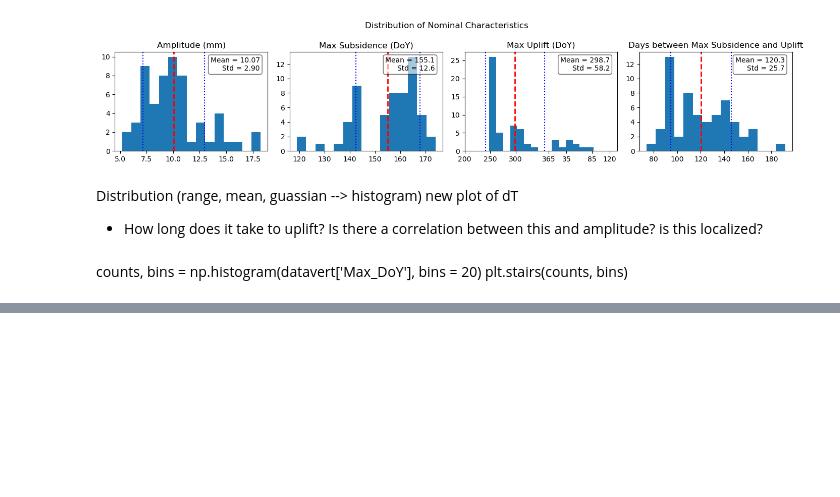
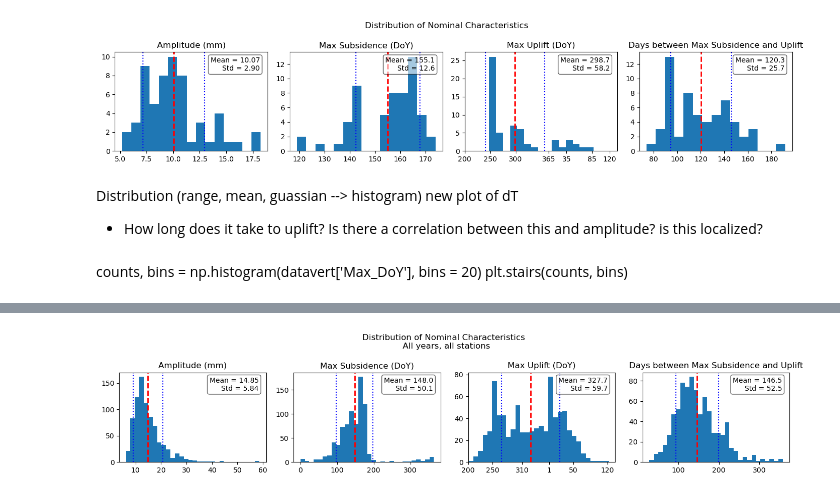
Before and after one commit to diegorvar/signal-processing-enu, a Jupyter notebook: FinalizedCode.ipynb, the cells around one changed output, grey strips where cells are left out. Saved outputs shown, nothing was run; the diff lists cells and outputs as text; code cells hidden in the pictures; blank space fills up the shorter version.

```diff
--- a/FinalizedCode.ipynb
+++ b/FinalizedCode.ipynb
@@ -1155,0 +1215,81 @@ plt.stairs(counts, bins)
+# %%
+data = df_metricsay
+bins = 30
+
+peak_doy_shifted = data['Peak_DoY'].copy()
+peak_doy_shifted = peak_doy_shifted.apply(lambda x: x+365 if x < 165 else x)
+
+fig, ax = plt.subplots(1,4, figsize=(14, 3)) ## Creates subplots
+
+# ---- Amplitude ----
+ax[0].hist(data['Amplitude'], bins=bins,)
+ax[0].set_title('Amplitude (mm)')
+mean_amp = data['Amplitude'].mean()
+std_amp = data['Amplitude'].std()
+
+# Lines
+ax[0].axvline(mean_amp, color="red", linestyle="--", linewidth=2, label="Mean")
+ax[0].axvline(mean_amp - std_amp, color="blue", linestyle=":", linewidth=1.5, label="±1 Std")
+ax[0].axvline(mean_amp + std_amp, color="blue", linestyle=":", linewidth=1.5)
+
+# Text
+ax[0].text(0.95, 0.95, f"Mean = {mean_amp:.2f}\nStd = {std_amp:.2f}",
+           transform=ax[0].transAxes, ha="right", va="top", fontsize=10,
+           bbox=dict(boxstyle="round,pad=0.3", fc="white", ec="black", alpha=0.6))
+
+# ---- Min_DoY ----
+ax[1].hist(data['Min_DoY'], bins=bins)
+ax[1].set_title('Max Subsidence (DoY)')
+mean_min = data['Min_DoY'].mean()
+std_min = data['Min_DoY'].std()
+
+ax[1].axvline(mean_min, color="red", linestyle="--", linewidth=2, label="Mean")
+ax[1].axvline(mean_min - std_min, color="blue", linestyle=":", linewidth=1.5, label="±1 Std")
+ax[1].axvline(mean_min + std_min, color="blue", linestyle=":", linewidth=1.5)
+
+ax[1].text(0.95, 0.95, f"Mean = {mean_min:.1f}\nStd = {std_min:.1f}",
+           transform=ax[1].transAxes, ha="right", va="top", fontsize=10,
+           bbox=dict(boxstyle="round,pad=0.3", fc="white", ec="black", alpha=0.6))
+
+# ---- Peak_DoY (shifted) ----
+ax[2].hist(peak_doy_shifted, bins=bins)
+ax[2].set_title('Max Uplift (DoY)')
+mean_peak = peak_doy_shifted.mean()
+std_peak = peak_doy_shifted.std()
+
+ax[2].axvline(mean_peak, color="red", linestyle="--", linewidth=2, label="Mean")
+ax[2].axvline((mean_peak - std_peak),
+              color="blue", linestyle=":", linewidth=1.5, label="±1 Std")
+ax[2].axvline((mean_peak + std_peak),
+              color="blue", linestyle=":", linewidth=1.5)
+
+ax[2].text(0.95, 0.95, f"Mean = {mean_peak:.1f}\nStd = {std_peak:.1f}",
+           transform=ax[2].transAxes, ha="right", va="top", fontsize=10,
+           bbox=dict(boxstyle="round,pad=0.3", fc="white", ec="black", alpha=0.6))
+
+# Axis wrapping for Peak_DoY
+ax[2].set_xlim(200, 500)
+xticks = [200, 250, 310, 366, 365+50, 485]
+xtick_labels = [200, 250, 310 , 1, 50, 120]
+ax[2].set_xticks(xticks)
+ax[2].set_xticklabels(xtick_labels)
+
+# ---- Min_DoY ----
+ax[3].hist(data['Time_PeaktoMin'], bins=bins)
+ax[3].set_title('Days between Max Subsidence and Uplift')
+mean_min = data['Time_PeaktoMin'].mean()
+std_min = data['Time_PeaktoMin'].std()
+
+ax[3].axvline(mean_min, color="red", linestyle="--", linewidth=2, label="Mean")
+ax[3].axvline(mean_min - std_min, color="blue", linestyle=":", linewidth=1.5, label="±1 Std")
+ax[3].axvline(mean_min + std_min, color="blue", linestyle=":", linewidth=1.5)
+
+ax[3].text(0.95, 0.95, f"Mean = {mean_min:.1f}\nStd = {std_min:.1f}",
+           transform=ax[3].transAxes, ha="right", va="top", fontsize=10,
+           bbox=dict(boxstyle="round,pad=0.3", fc="white", ec="black", alpha=0.6))
+
+plt.suptitle('Distribution of Nominal Characteristics \n All years, all stations')
+plt.tight_layout()
+plt.show()
+# %% [output]
+[figure, added]
```
Also changed, not shown: parts of 3 cells of this notebook, 1 other file.
